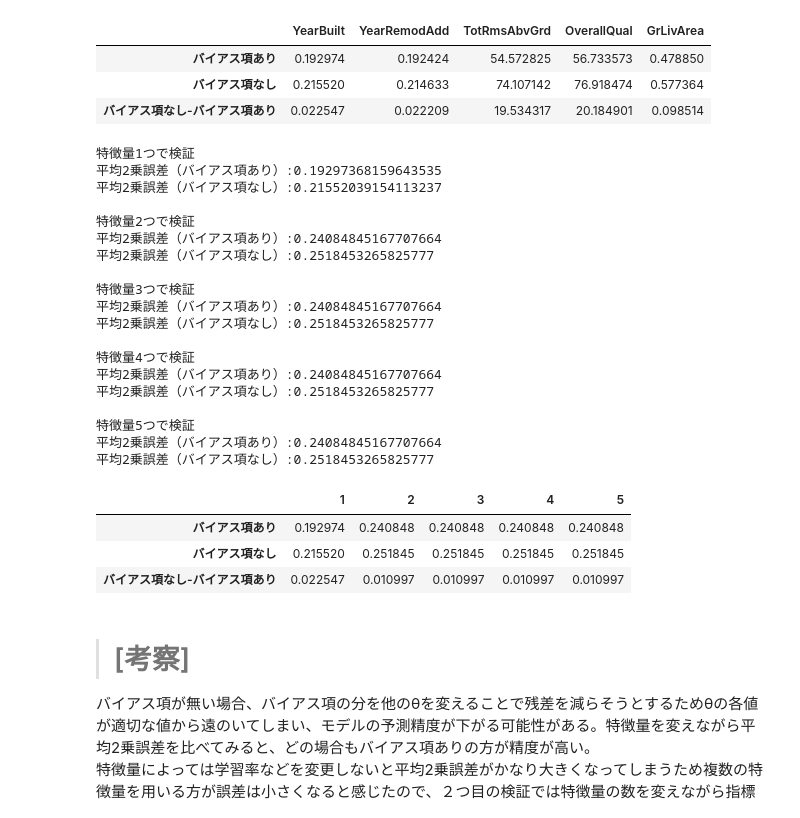
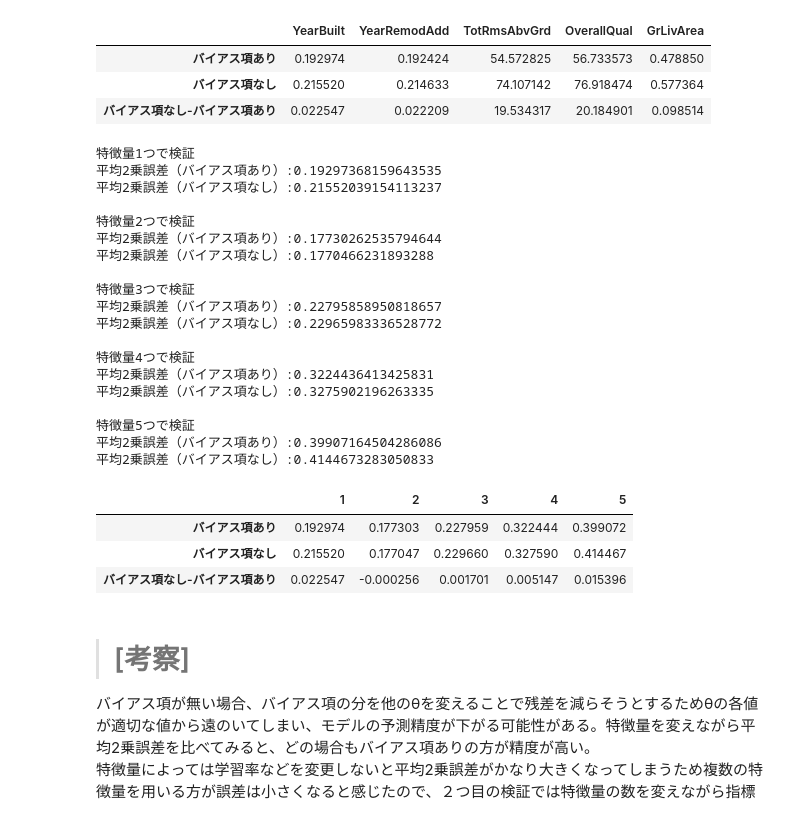
Before and after one commit to Go-to-Ray/diveintocode-ml-1, a Jupyter notebook: sprint11_week1/scratch_linear_regression.ipynb, the cells around one changed output. Saved outputs shown, nothing was run; the diff lists cells and outputs as text; code cells hidden in the pictures.

```diff
--- a/sprint11_week1/scratch_linear_regression.ipynb
+++ b/sprint11_week1/scratch_linear_regression.ipynb
@@ -74,7 +74,7 @@ class ScratchLinearRegression():
       検証データに対する損失の記録
     """
 
-    def __init__(self, num_iter=5000, lr=1e-5, no_bias=False, verbose=True):
+    def __init__(self, num_iter=5000, lr=1e-5, no_bias=False, verbose=False):
         # ハイパーパラメータを属性として記録
         self.iter = num_iter
         self.lr = lr
@@ -119,13 +119,14 @@ class ScratchLinearRegression():
         if (len(X_val) != 1) & (len(y_val) != 1):  #検証データが入力された場合
             error = self._gradient_descent(self.X)
             self.loss[0] = loss_func(self.predict(self.X),y)
-            self.val_loss[0] = loss_func(self.predict(self.X_val),y_val)  #下に移動するべき
+            self.val_loss[0] = loss_func(self.predict(self.X_val),y_val)
             for i in range(self.iter-1):  #iter-1回_gradient_descentを実行する
                 error = self._gradient_descent(self.X,error)
-                self.loss[i+1] = loss_func(self.predict(self.X),y)#(self.predict(self.X),y)
-                self.val_loss[i+1] = loss_func(self.predict(self.X_val),self.y_val)  #下に移動するべき
+                self.loss[i+1] = loss_func(self.predict(self.X),y)
+                self.val_loss[i+1] = loss_func(self.predict(self.X_val),self.y_val)
                 if self.verbose:
                     #verboseをTrueにした際は学習過程を出力
+                    print("{}回目".format(i+1))
                     print("theta:{}".format(self.theta))
                     print("損失:{}".format(self.val_loss[i+1]))
                     print("精度（平均2乗誤差）:{}\n".format(MSE(self.predict(self.X_val),self.y_val)))
@@ -137,6 +138,7 @@ class ScratchLinearRegression():
                 self.loss[i+1] = loss_func(self.predict(self.X),y)
                 if self.verbose:
                     #verboseをTrueにした際は学習過程を出力
+                    print("{}回目".format(i+1))
                     print("theta:\n{}".format(self.theta))
 
     def _gradient_descent(self, X,error=np.empty(1)):
@@ -179,8 +181,8 @@ class ScratchLinearRegression():
         """
         if X.ndim == 1:  #Xが１次元の時
             X = X[:,np.newaxis]  #２次元に変形
-        if X.shape[1] != self.theta.T.shape[0]:
-            #x_0が含まれていない状態でXを受け取った時（外部からのメソッド呼び出しを想定）
+        if (X.shape[1] != self.theta.T.shape[0])&(self.no_bias==False):
+            #x_0が含まれていない状態でXを受け取り（外部からのメソッド呼び出しを想定）、かつバイアス項を使う時
             X = np.concatenate([np.ones(X.shape[0])[:,np.newaxis],X],axis=1)
         return np.dot(X,self.theta.T)
 
@@ -402,48 +404,48 @@ display(error_data)
 feature = ["YearBuilt","YearRemodAdd","TotRmsAbvGrd","OverallQual","GrLivArea"]
 error = np.empty(15).reshape(3,5)
 for i in range(5):
-    df_x2 = df[features_list[:i+1]].apply(np.log)
+    df_x2 = df[feature[:i+1]].apply(np.log)
     df_y2 = df.SalePrice.apply(np.log)
     x_train,x_test,y_train,y_test = train_test_split(np.array(df_x2),np.array(df_y2),train_size = 0.8,random_state=1)
     lr_bias = ScratchLinearRegression(verbose=False)
     lr_no_bias = ScratchLinearRegression(no_bias=True,verbose=False)
     lr_bias.fit(x_train,y_train,x_test,y_test)
     lr_no_bias.fit(x_train,y_train,x_test,y_test)
     pred_bias = lr_bias.predict(x_test)
     pred_no_bias = lr_no_bias.predict(x_test)
     print("特徴量{}つで検証".format(i+1))
     print("平均2乗誤差（バイアス項あり）:{}".format(MSE(pred_bias,y_test)))
     print("平均2乗誤差（バイアス項なし）:{}\n".format(MSE(pred_no_bias,y_test)))
     error[0,i] = MSE(pred_bias,y_test)
     error[1,i] = MSE(pred_no_bias,y_test)
     error[2,i] = error[1,i] - error[0,i]
 error_data = pd.DataFrame(error,index = ["バイアス項あり","バイアス項なし","バイアス項なし-バイアス項あり"],\
                           columns=[1,2,3,4,5])
 display(error_data)
 # %% [output]
 特徴量1つで検証
 平均2乗誤差（バイアス項あり）:0.19297368159643535
 平均2乗誤差（バイアス項なし）:0.21552039154113237
 
 特徴量2つで検証
-平均2乗誤差（バイアス項あり）:0.24084845167707664
-平均2乗誤差（バイアス項なし）:0.2518453265825777
+平均2乗誤差（バイアス項あり）:0.17730262535794644
+平均2乗誤差（バイアス項なし）:0.1770466231893288
 
 特徴量3つで検証
-平均2乗誤差（バイアス項あり）:0.24084845167707664
-平均2乗誤差（バイアス項なし）:0.2518453265825777
+平均2乗誤差（バイアス項あり）:0.22795858950818657
+平均2乗誤差（バイアス項なし）:0.22965983336528772
 
 特徴量4つで検証
-平均2乗誤差（バイアス項あり）:0.24084845167707664
-平均2乗誤差（バイアス項なし）:0.2518453265825777
+平均2乗誤差（バイアス項あり）:0.3224436413425831
+平均2乗誤差（バイアス項なし）:0.3275902196263335
 
 特徴量5つで検証
-平均2乗誤差（バイアス項あり）:0.24084845167707664
-平均2乗誤差（バイアス項なし）:0.2518453265825777
+平均2乗誤差（バイアス項あり）:0.39907164504286086
+平均2乗誤差（バイアス項なし）:0.4144673283050833
 |  | 1 | 2 | 3 | 4 | 5 |
-| バイアス項あり | 0.192974 | 0.240848 | 0.240848 | 0.240848 | 0.240848 |
-| バイアス項なし | 0.215520 | 0.251845 | 0.251845 | 0.251845 | 0.251845 |
-| バイアス項なし-バイアス項あり | 0.022547 | 0.010997 | 0.010997 | 0.010997 | 0.010997 |
+| バイアス項あり | 0.192974 | 0.177303 | 0.227959 | 0.322444 | 0.399072 |
+| バイアス項なし | 0.215520 | 0.177047 | 0.229660 | 0.327590 | 0.414467 |
+| バイアス項なし-バイアス項あり | 0.022547 | -0.000256 | 0.001701 | 0.005147 | 0.015396 |
 # %% [markdown]
 ># [考察]
 バイアス項が無い場合、バイアス項の分を他のθを変えることで残差を減らそうとするためθの各値が適切な値から遠のいてしまい、モデルの予測精度が下がる可能性がある。特徴量を変えながら平均2乗誤差を比べてみると、どの場合もバイアス項ありの方が精度が高い。
```
Also changed, not shown: parts of 5 cells of this notebook.
